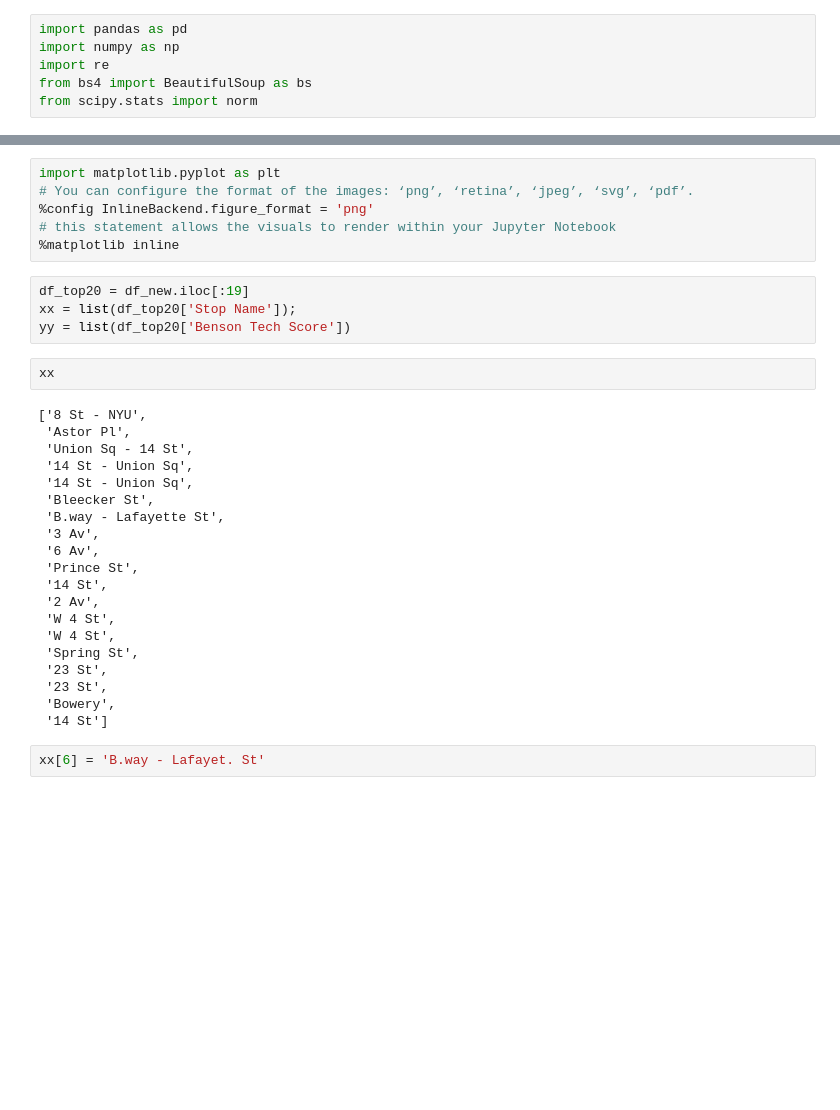
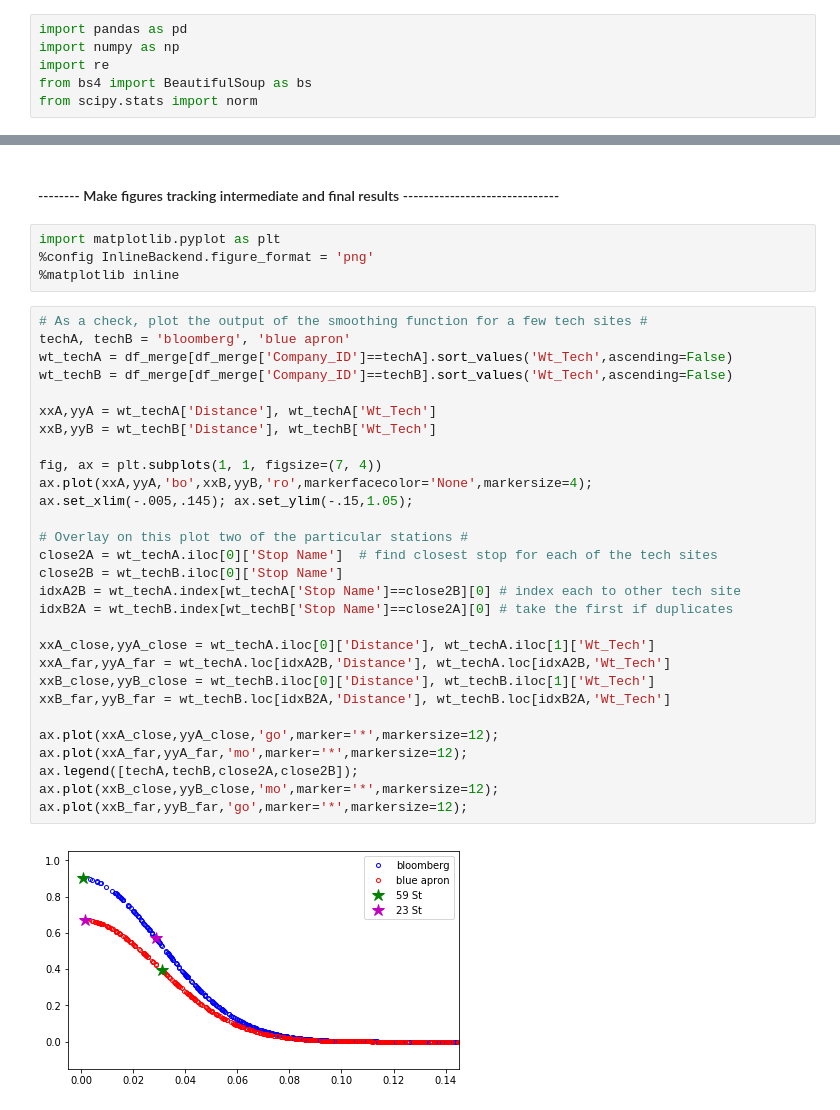
Before and after one commit to NeuroLaunch/Metis-Submissions, a Jupyter notebook: Project1_Week01_Benson/MTA_TechScore_TurnstileHoppers.ipynb, the cells around one changed output, grey strips where cells are left out. Cells and saved outputs as stored; diff of their text form; blank space fills up the shorter version.

```diff
--- a/Project1_Week01_Benson/MTA_TechScore_TurnstileHoppers.ipynb
+++ b/Project1_Week01_Benson/MTA_TechScore_TurnstileHoppers.ipynb
@@ -168,34 +166,37 @@ df_new.head()
+# %% [markdown]
+#### -------- Make figures tracking intermediate and final results ------------------------------
 # %%
 import matplotlib.pyplot as plt
-# You can configure the format of the images: ‘png’, ‘retina’, ‘jpeg’, ‘svg’, ‘pdf’.
 %config InlineBackend.figure_format = 'png'
-# this statement allows the visuals to render within your Jupyter Notebook
 %matplotlib inline
-# %%
-df_top20 = df_new.iloc[:19]
-xx = list(df_top20['Stop Name']);
-yy = list(df_top20['Benson Tech Score'])
-# %%
-xx
-# %% [output]
-['8 St - NYU',
- 'Astor Pl',
- 'Union Sq - 14 St',
- '14 St - Union Sq',
- '14 St - Union Sq',
- 'Bleecker St',
- 'B.way - Lafayette St',
- '3 Av',
- '6 Av',
- 'Prince St',
- '14 St',
- '2 Av',
- 'W 4 St',
- 'W 4 St',
- 'Spring St',
- '23 St',
- '23 St',
- 'Bowery',
- '14 St']
-# %%
-xx[6] = 'B.way - Lafayet. St'
+# %%
+# As a check, plot the output of the smoothing function for a few tech sites #
+techA, techB = 'bloomberg', 'blue apron'
+wt_techA = df_merge[df_merge['Company_ID']==techA].sort_values('Wt_Tech',ascending=False)
+wt_techB = df_merge[df_merge['Company_ID']==techB].sort_values('Wt_Tech',ascending=False)
+
+xxA,yyA = wt_techA['Distance'], wt_techA['Wt_Tech']
+xxB,yyB = wt_techB['Distance'], wt_techB['Wt_Tech']
+
+fig, ax = plt.subplots(1, 1, figsize=(7, 4))
+ax.plot(xxA,yyA,'bo',xxB,yyB,'ro',markerfacecolor='None',markersize=4);
+ax.set_xlim(-.005,.145); ax.set_ylim(-.15,1.05);
+
+# Overlay on this plot two of the particular stations #
+close2A = wt_techA.iloc[0]['Stop Name']  # find closest stop for each of the tech sites
+close2B = wt_techB.iloc[0]['Stop Name']
+idxA2B = wt_techA.index[wt_techA['Stop Name']==close2B][0] # index each to other tech site
+idxB2A = wt_techB.index[wt_techB['Stop Name']==close2A][0] # take the first if duplicates
+
+xxA_close,yyA_close = wt_techA.iloc[0]['Distance'], wt_techA.iloc[1]['Wt_Tech']
+xxA_far,yyA_far = wt_techA.loc[idxA2B,'Distance'], wt_techA.loc[idxA2B,'Wt_Tech']
+xxB_close,yyB_close = wt_techB.iloc[0]['Distance'], wt_techB.iloc[1]['Wt_Tech']
+xxB_far,yyB_far = wt_techB.loc[idxB2A,'Distance'], wt_techB.loc[idxB2A,'Wt_Tech']
+
+ax.plot(xxA_close,yyA_close,'go',marker='*',markersize=12);
+ax.plot(xxA_far,yyA_far,'mo',marker='*',markersize=12);
+ax.legend([techA,techB,close2A,close2B]);
+ax.plot(xxB_close,yyB_close,'mo',marker='*',markersize=12);
+ax.plot(xxB_far,yyB_far,'go',marker='*',markersize=12);
+# %% [output]
+[figure, added]
```
Also changed, not shown: parts of 44 cells of this notebook, 4 other files.
